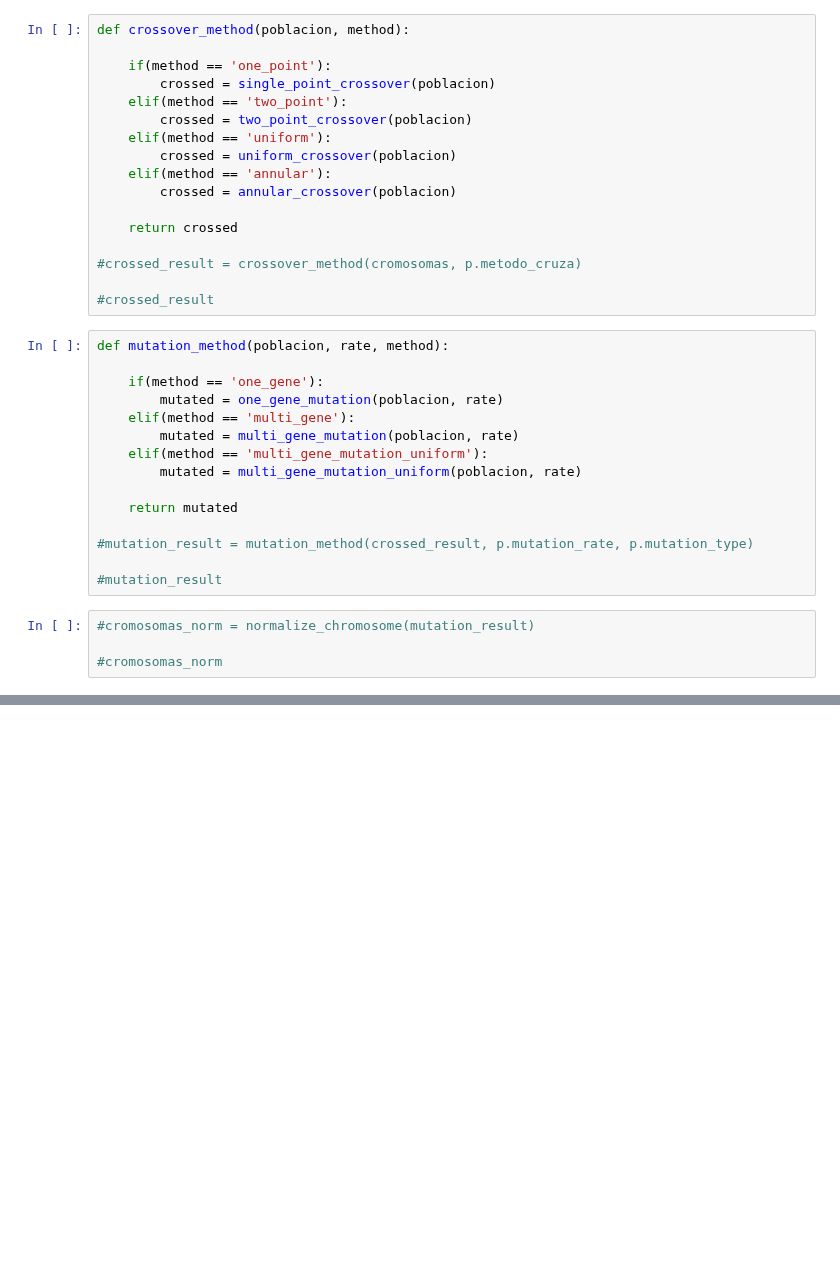
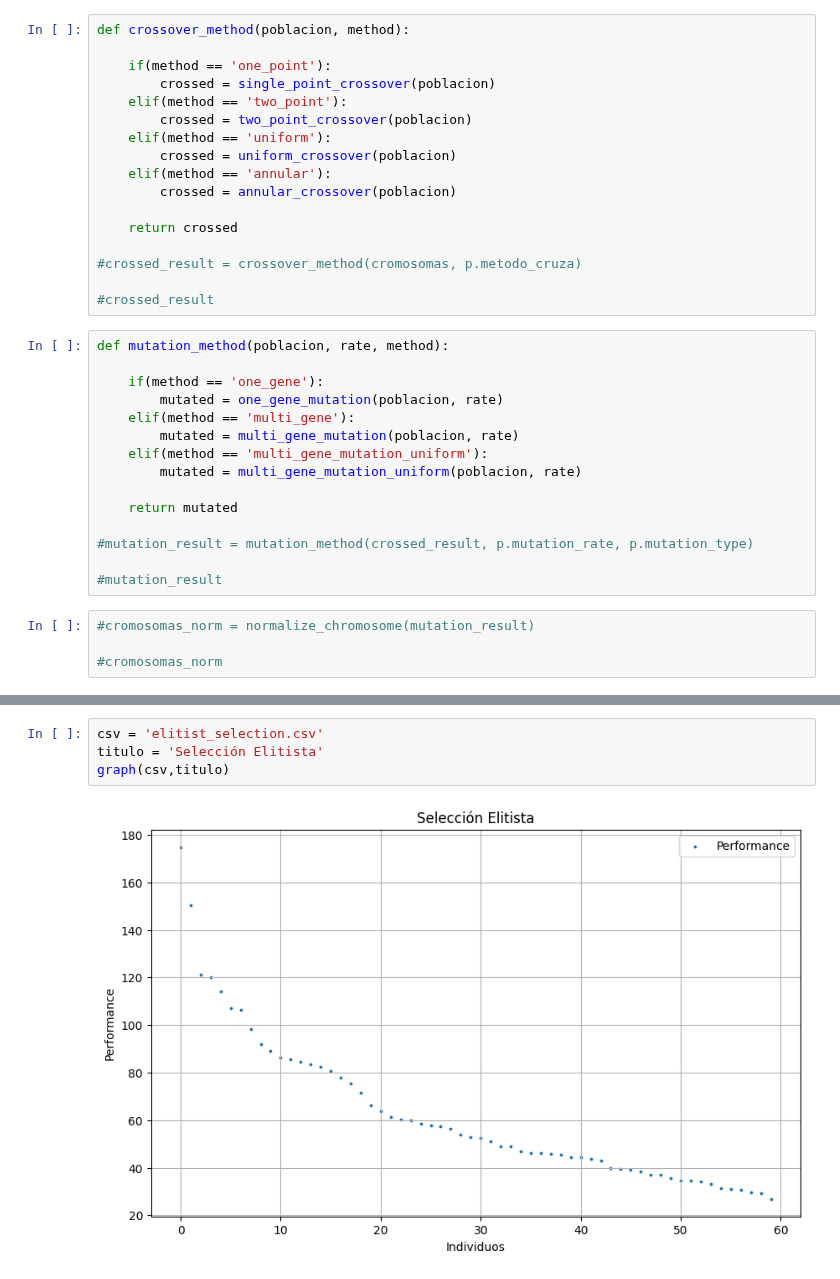
Before and after one commit to marianopm/sia-tp2, a Jupyter notebook: main-test.ipynb, the cells around one changed output, grey strips where cells are left out. Saved outputs shown, nothing was run; the diff lists cells and outputs as text; blank space fills up the shorter version.

```diff
--- a/main-test.ipynb
+++ b/main-test.ipynb
@@ -600,0 +596,6 @@ plt.show()
+# %%
+csv = 'elitist_selection.csv'
+titulo = 'Selección Elitista'
+graph(csv,titulo)
+# %% [output]
+[figure, added]
```
Also changed, not shown: parts of 27 cells of this notebook, 9 other files.
